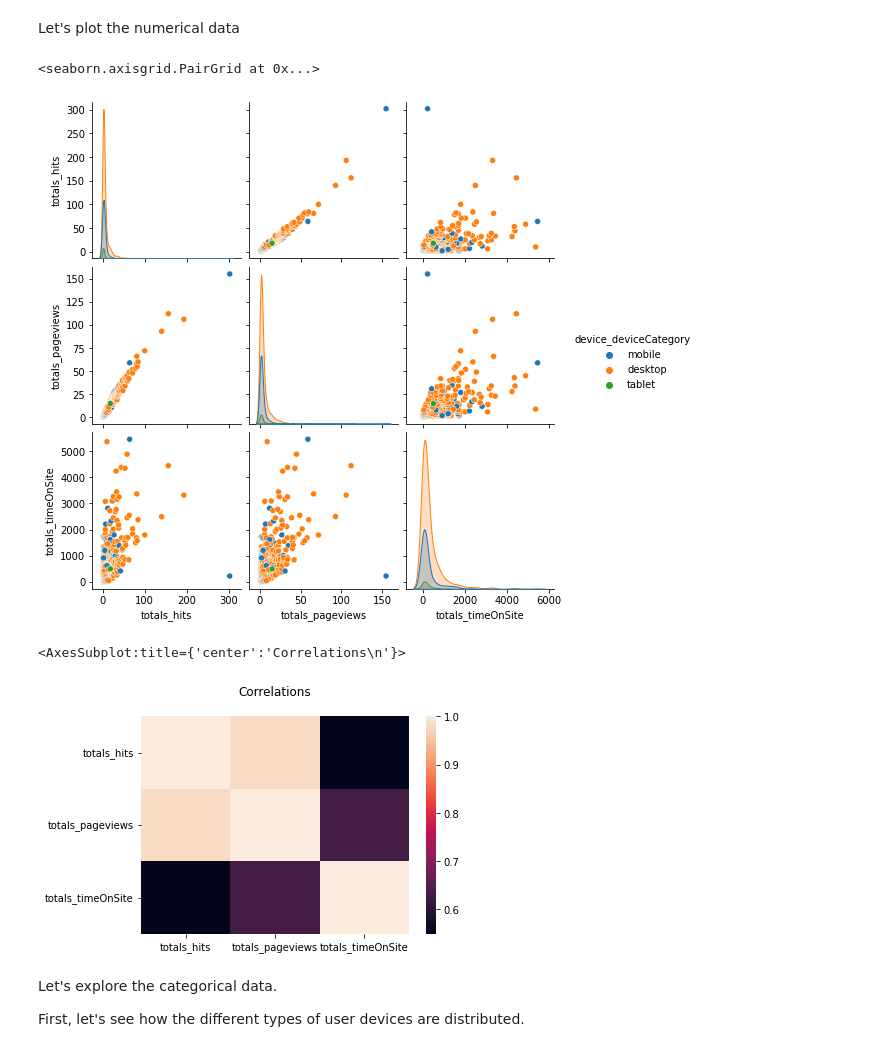
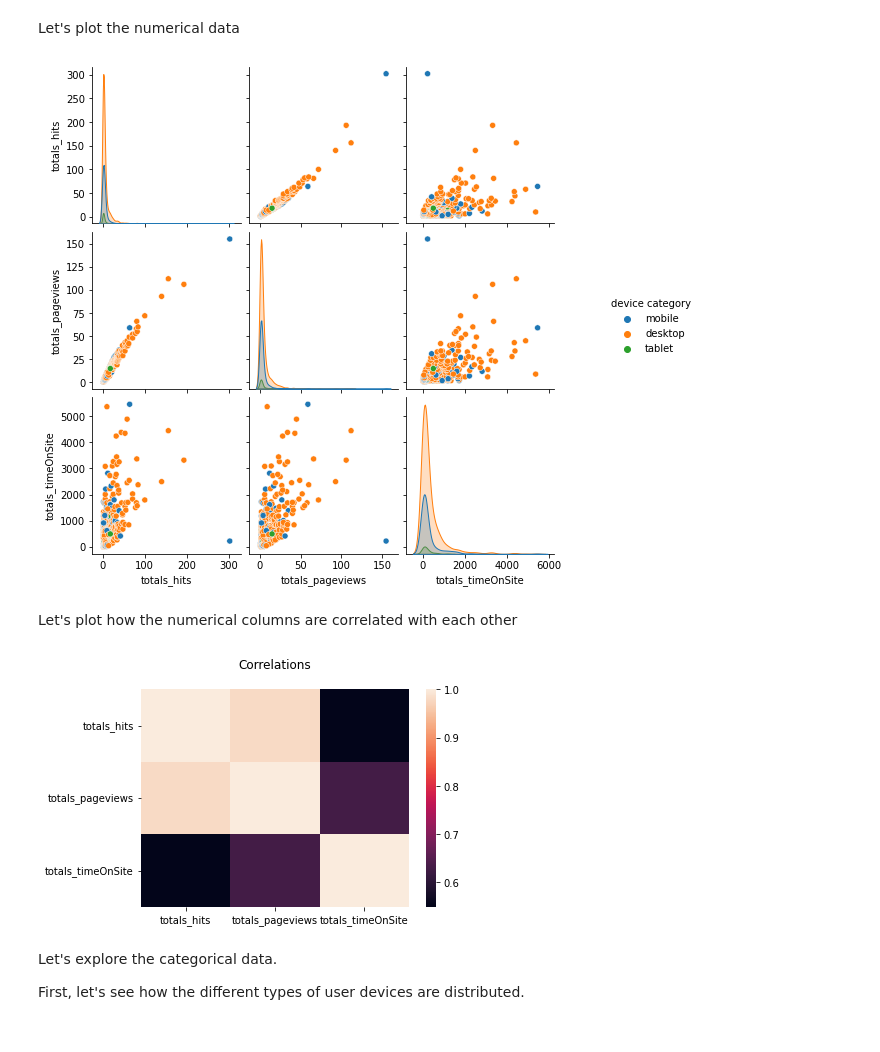
Before and after one commit to lamparelli/analytics_eda, a Jupyter notebook: eda.ipynb, the cells around one changed output. Drawn from its saved outputs; the diff is of its cells as text; code cells hidden in the pictures.

```diff
--- a/eda.ipynb
+++ b/eda.ipynb
@@ -367,19 +434,22 @@ display(df.describe(include=object))
 | freq | 2556 | 330 | 2504 | 2166 | 2166 | ... |
 # %% [markdown]
 Let's plot the numerical data
-# %%
-import seaborn as sns
-sns.pairplot(df.drop(columns=["id", "fullVisitorId"]), hue="device_deviceCategory")
-# %% [output]
-<seaborn.axisgrid.PairGrid at 0x...>
-[figure, removed]
+# %%
+# It's useless to plot the ID columns
+numericalDataToExcludeFromPlotting = ["id", "fullVisitorId"]
+
+pairplot = sns.pairplot(df.drop(columns=numericalDataToExcludeFromPlotting), hue="device_deviceCategory")
+pairplot._legend.set_title("device category")
+plt.show()
+# %% [output]
+[figure, added]
+# %% [markdown]
+Let's plot how the numerical columns are correlated with each other
 # %%
-import matplotlib.pyplot as plt
-import numpy as np
 plt.title("Correlations\n")
-sns.heatmap(df.drop(columns=["id", "fullVisitorId"]).select_dtypes(include=np.number).corr())
+sns.heatmap(df.drop(columns=numericalDataToExcludeFromPlotting).select_dtypes(include=np.number).corr())
+plt.show()
 # %% [output]
-<AxesSubplot:title={'center':'Correlations\n'}>
 [figure]
 # %% [markdown]
 Let's explore the categorical data.
```
Also changed, not shown: parts of 44 cells of this notebook.
